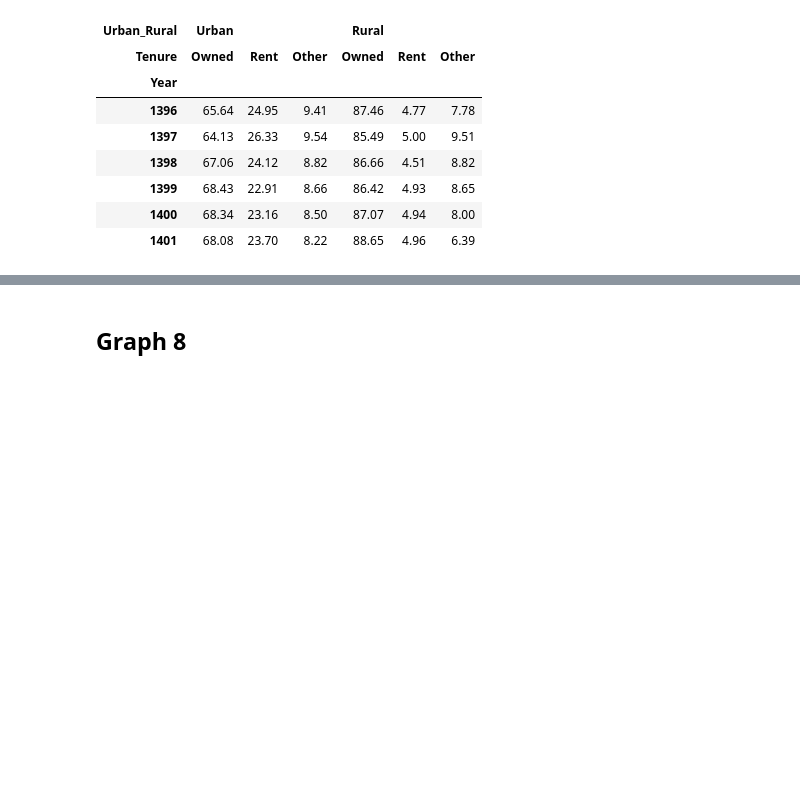
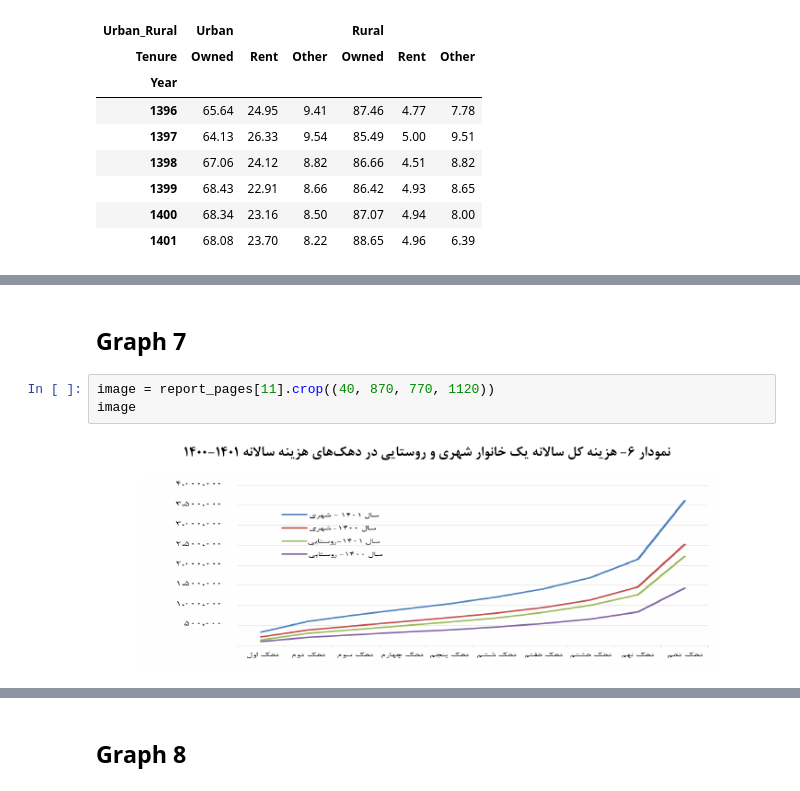
Before and after one commit to Iran-Open-Data/HBSIR_OLD, a Jupyter notebook: examples/ISC/summary_results/1401/summary-results.ipynb, the cells around one changed output, grey strips where cells are left out. Saved outputs shown, nothing was run; the diff lists cells and outputs as text; blank space fills up the shorter version.

```diff
--- a/examples/ISC/summary_results/1401/summary-results.ipynb
+++ b/examples/ISC/summary_results/1401/summary-results.ipynb
@@ -308,0 +447,7 @@ image
+# %% [markdown]
+## Graph 7
+# %%
+image = report_pages[11].crop((40, 870, 770, 1120))
+image
+# %% [output]
+[figure, added]
```
Also changed, not shown: parts of 10 cells of this notebook.
